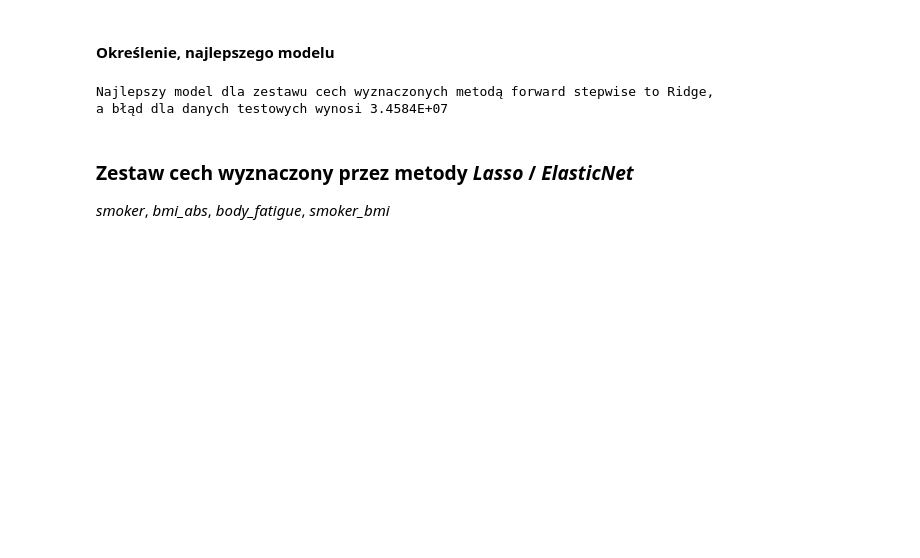
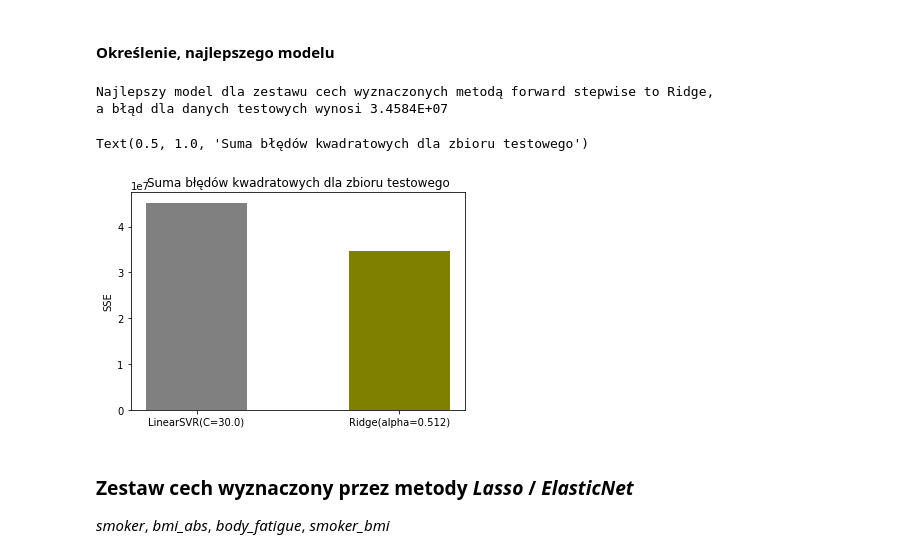
Before and after one commit to j-krolik/ZMUM-team, a Jupyter notebook: ZMUM - Projekt zespołowy.ipynb, the cells around one changed output. Drawn from its saved outputs; the diff is of its cells as text; code cells hidden in the pictures; blank space fills up the shorter version.

Commit message:
wykresiki do bledow modeli

```diff
--- a/ZMUM - Projekt zespołowy.ipynb
+++ b/ZMUM - Projekt zespołowy.ipynb
@@ -819,6 +819,14 @@ print(f"Najlepszy model dla zestawu cech wyznaczonych metodą forward stepwise t
 # %% [output]
 Najlepszy model dla zestawu cech wyznaczonych metodą forward stepwise to Ridge,
 a błąd dla danych testowych wynosi 3.4584E+07
+# %%
+plt.bar([1,2], [model['test_error'] for model in fwd_best_models], width=0.5, color=['gray', 'olive'])
+plt.xticks([1,2], [str(model['model'])  for model in fwd_best_models])
+plt.ylabel('SSE')
+plt.title('Suma błędów kwadratowych dla zbioru testowego')
+# %% [output]
+Text(0.5, 1.0, 'Suma błędów kwadratowych dla zbioru testowego')
+[figure, added]
 # %% [markdown]
 ### Zestaw cech wyznaczony przez metody *Lasso* / *ElasticNet*
 *smoker*, *bmi_abs*, *body_fatigue*, *smoker_bmi*
```
Also changed, not shown: parts of 17 cells of this notebook.
